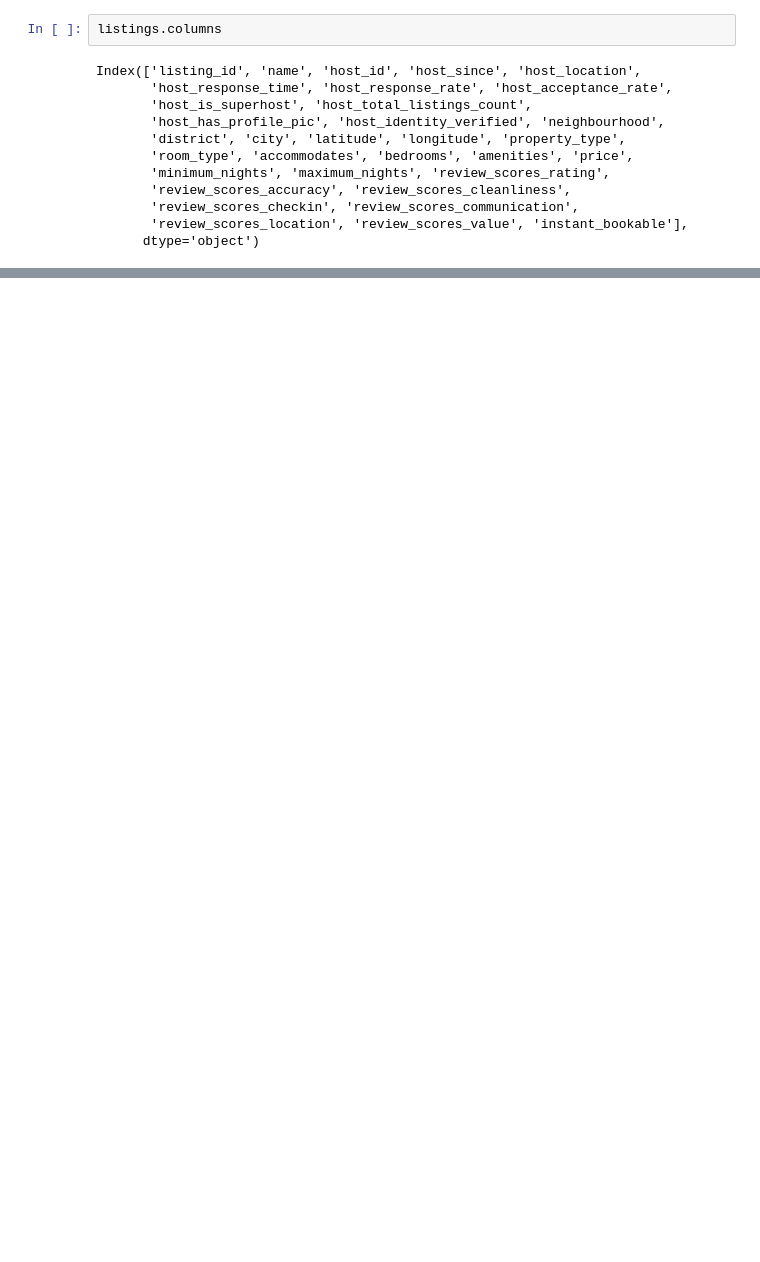
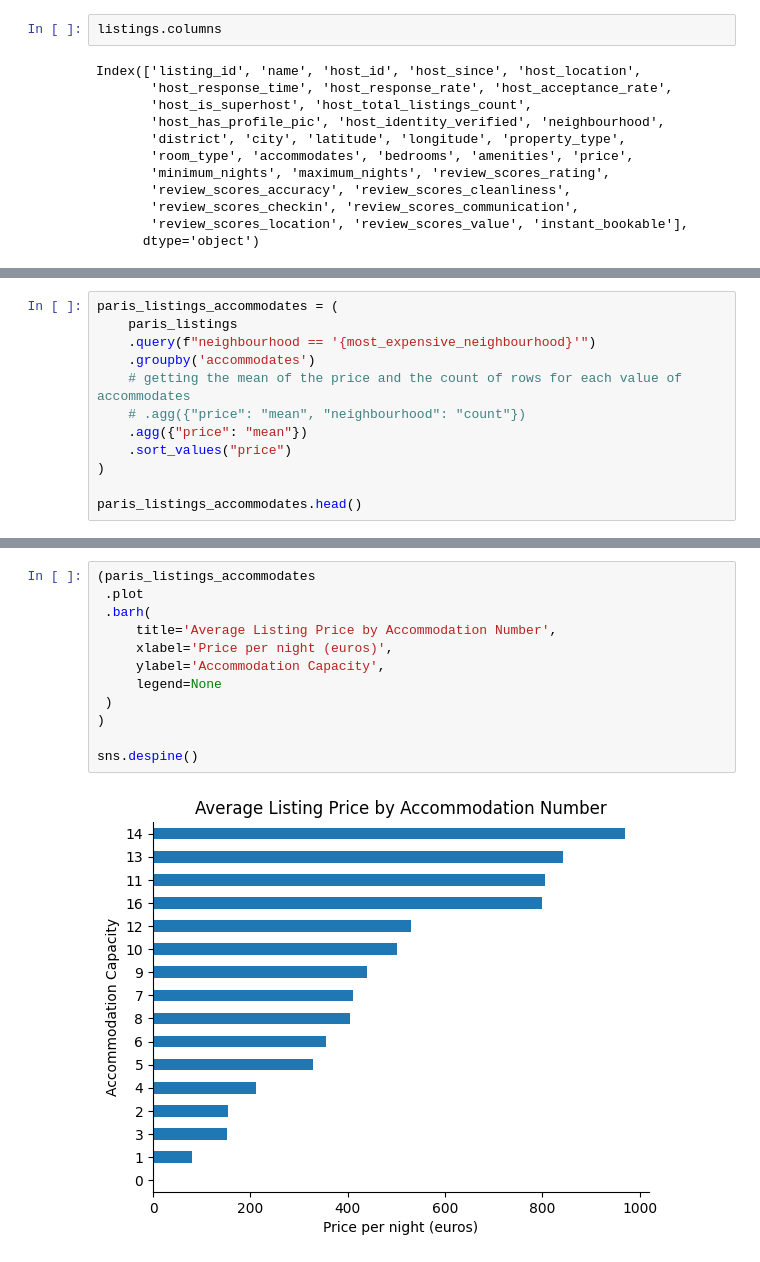
Before and after one commit to anycarolinys/Data-Science-Portfolio, a Jupyter notebook: airbnb_project/data_analysis.ipynb, the cells around one changed output, grey strips where cells are left out. Drawn from its saved outputs; the diff is of its cells as text; blank space fills up the shorter version.

```diff
--- a/airbnb_project/data_analysis.ipynb
+++ b/airbnb_project/data_analysis.ipynb
@@ -23,0 +302,12 @@ Index(['listing_id', 'review_id', 'date', 'reviewer_id'], dtype='object')
+# %%
+paris_listings_accommodates = (
+    paris_listings
+    .query(f"neighbourhood == '{most_expensive_neighbourhood}'")
+    .groupby('accommodates')
+    # getting the mean of the price and the count of rows for each value of accommodates
+    # .agg({"price": "mean", "neighbourhood": "count"})
+    .agg({"price": "mean"})
+    .sort_values("price")
+)
+
+paris_listings_accommodates.head()
@@ -23,0 +374,14 @@ Index(['listing_id', 'review_id', 'date', 'reviewer_id'], dtype='object')
+# %%
+(paris_listings_accommodates
+ .plot
+ .barh(
+     title='Average Listing Price by Accommodation Number',
+     xlabel='Price per night (euros)',
+     ylabel='Accommodation Capacity',
+     legend=None
+ )
+)
+
+sns.despine()
+# %% [output]
+[figure, added]
```
Also changed, not shown: parts of 49 cells of this notebook, 1 other file.
